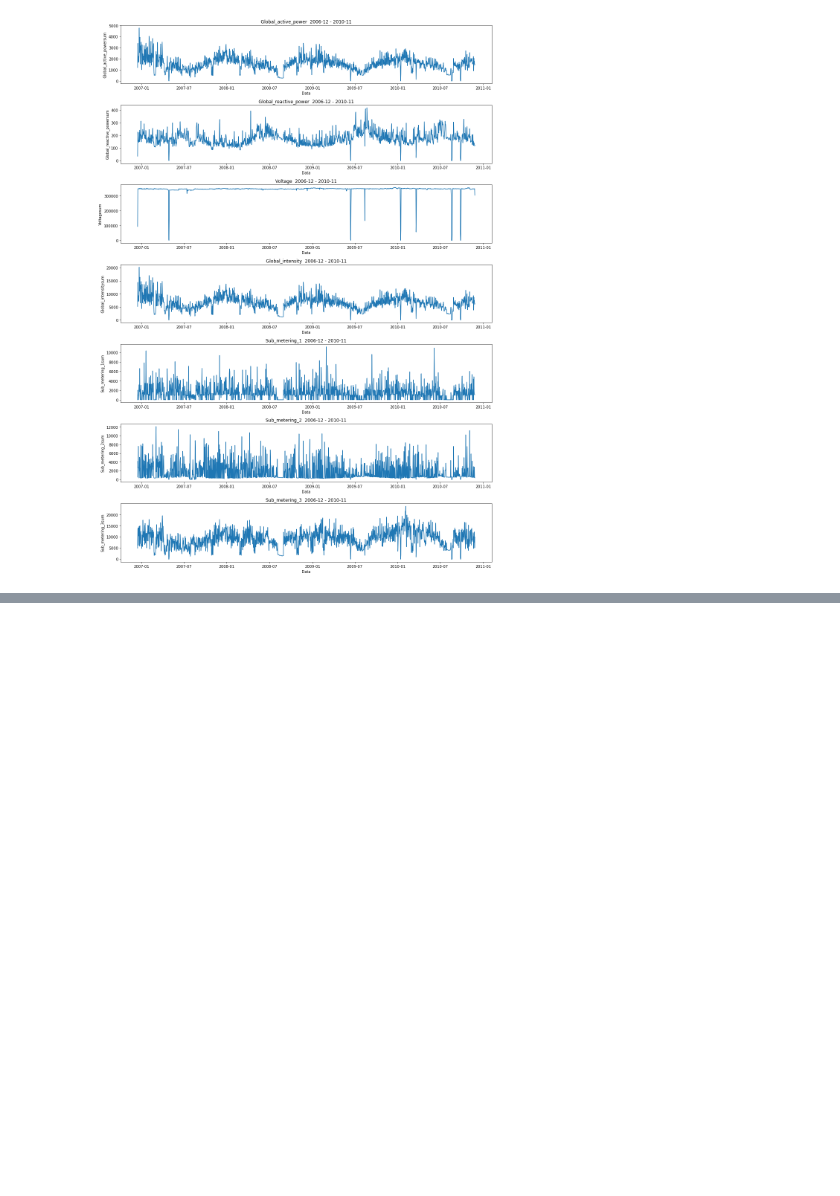
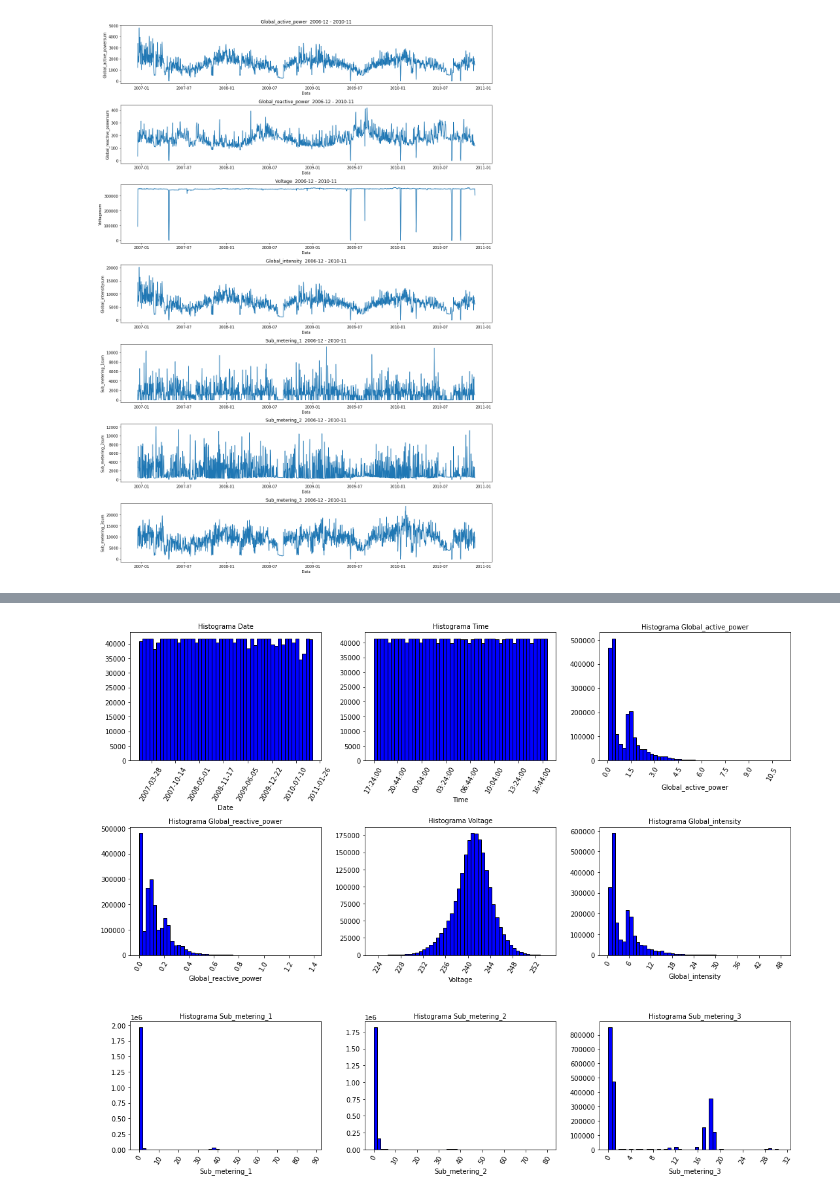
Before and after one commit to mhnasser/Cluistering_de_clientes_por_consumo_de_energia, a Jupyter notebook: notebooks/Data Analyses.ipynb, the cells around one changed output, grey strips where cells are left out. Drawn from its saved outputs; the diff is of its cells as text; code cells hidden in the pictures; blank space fills up the shorter version.

```diff
--- a/notebooks/Rascunho.ipynb
+++ b/notebooks/Data Analyses.ipynb
@@ -157,0 +163,23 @@ plt.show()
+# %%
+# Observando a distribuição das variáveis
+# Definindo o tamanho do gráfico
+fig = plt.figure()
+fig.set_figheight(12)
+fig.set_figwidth(15)
+
+# Gerando os plots
+for i, col in enumerate(df.columns):
+
+    plt.subplot(3,3,i+1)
+    plt.hist(df[col], color = 'blue', edgecolor = 'black', bins = int(50))
+
+    plt.title('Histograma '+ str(col), fontdict={'fontsize':10})
+    plt.xlabel(col)
+    plt.gca().xaxis.set_major_locator(MaxNLocator(prune='lower'))
+    plt.xticks(rotation=60)
+
+
+fig.tight_layout()
+plt.show()
+# %% [output]
+[figure, added]
```
Also changed, not shown: parts of 11 cells of this notebook.
